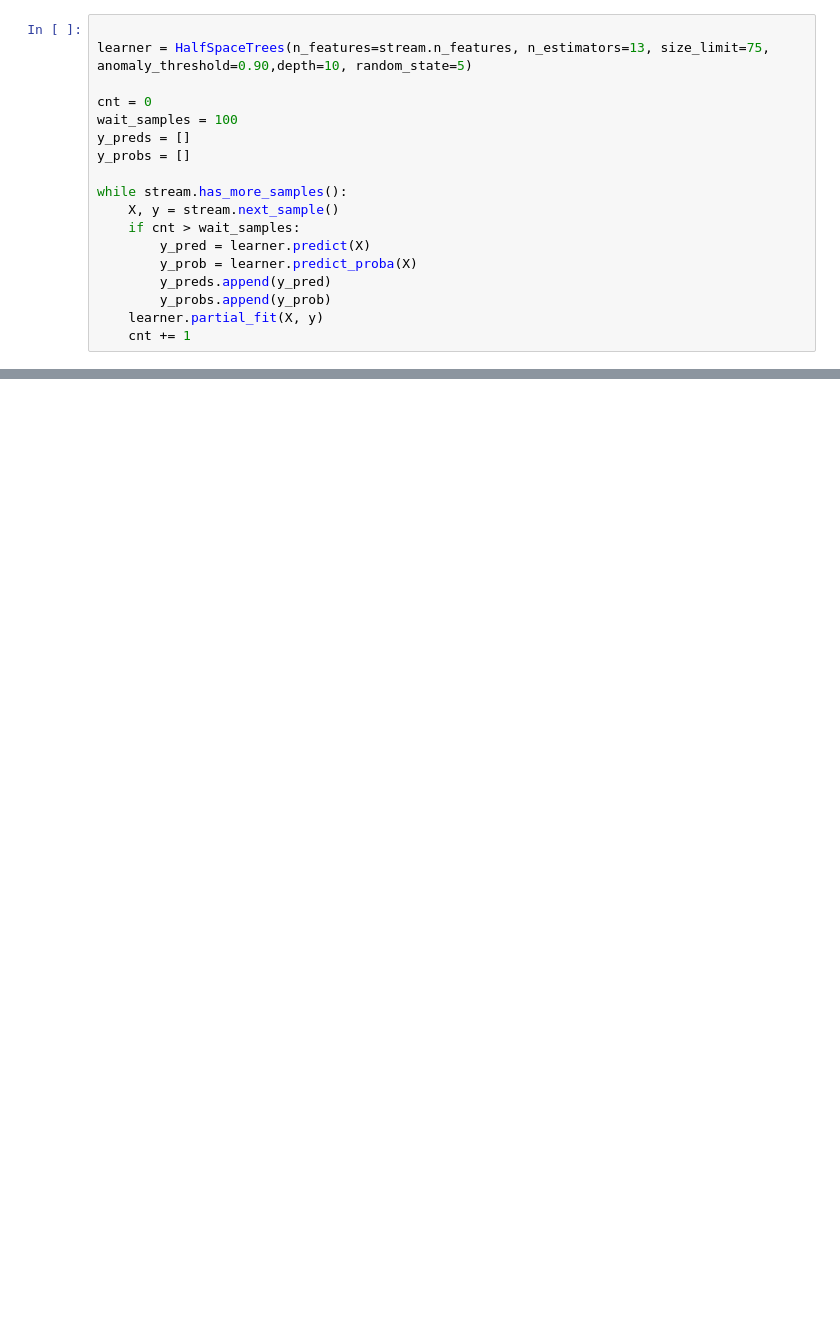
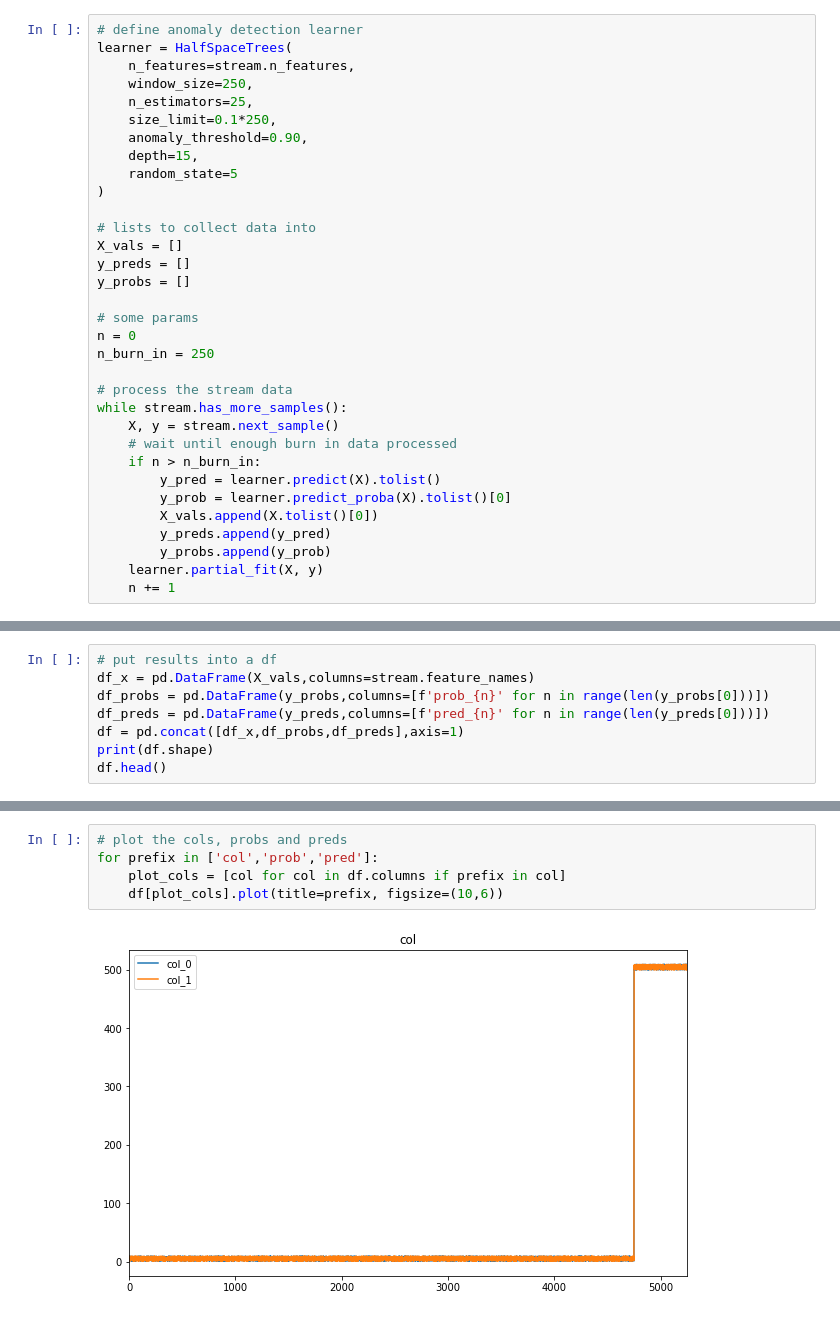
Before and after one commit to andrewm4894/netdata-learn, a Jupyter notebook: notebooks/skmultiflow_dev.ipynb, the cells around one changed output, grey strips where cells are left out. Saved outputs shown, nothing was run; the diff lists cells and outputs as text; blank space fills up the shorter version.

```diff
--- a/notebooks/skmultiflow_dev.ipynb
+++ b/notebooks/skmultiflow_dev.ipynb
@@ -17,18 +29,33 @@ print(stream.target_names)
 # %%
+# define anomaly detection learner
+learner = HalfSpaceTrees(
+    n_features=stream.n_features,
+    window_size=250,
+    n_estimators=25,
+    size_limit=0.1*250,
+    anomaly_threshold=0.90,
+    depth=15,
+    random_state=5
+)
 
-learner = HalfSpaceTrees(n_features=stream.n_features, n_estimators=13, size_limit=75, anomaly_threshold=0.90,depth=10, random_state=5)
-
-cnt = 0
-wait_samples = 100
+# lists to collect data into
+X_vals = []
 y_preds = []
 y_probs = []
 
+# some params
+n = 0
+n_burn_in = 250
+
+# process the stream data
 while stream.has_more_samples():
     X, y = stream.next_sample()
-    if cnt > wait_samples:
-        y_pred = learner.predict(X)
-        y_prob = learner.predict_proba(X)
+    # wait until enough burn in data processed
+    if n > n_burn_in:
+        y_pred = learner.predict(X).tolist()
+        y_prob = learner.predict_proba(X).tolist()[0]
+        X_vals.append(X.tolist()[0])
         y_preds.append(y_pred)
         y_probs.append(y_prob)
     learner.partial_fit(X, y)
-    cnt += 1
+    n += 1
@@ -70,0 +62,8 @@ y_proba
+# %%
+# put results into a df
+df_x = pd.DataFrame(X_vals,columns=stream.feature_names)
+df_probs = pd.DataFrame(y_probs,columns=[f'prob_{n}' for n in range(len(y_probs[0]))])
+df_preds = pd.DataFrame(y_preds,columns=[f'pred_{n}' for n in range(len(y_preds[0]))])
+df = pd.concat([df_x,df_probs,df_preds],axis=1)
+print(df.shape)
+df.head()
@@ -70,0 +78,7 @@ y_proba
+# %%
+# plot the cols, probs and preds
+for prefix in ['col','prob','pred']:
+    plot_cols = [col for col in df.columns if prefix in col]
+    df[plot_cols].plot(title=prefix, figsize=(10,6))
+# %% [output]
+[figure, added]
```
Also changed, not shown: parts of 7 cells of this notebook, 8 other files.
